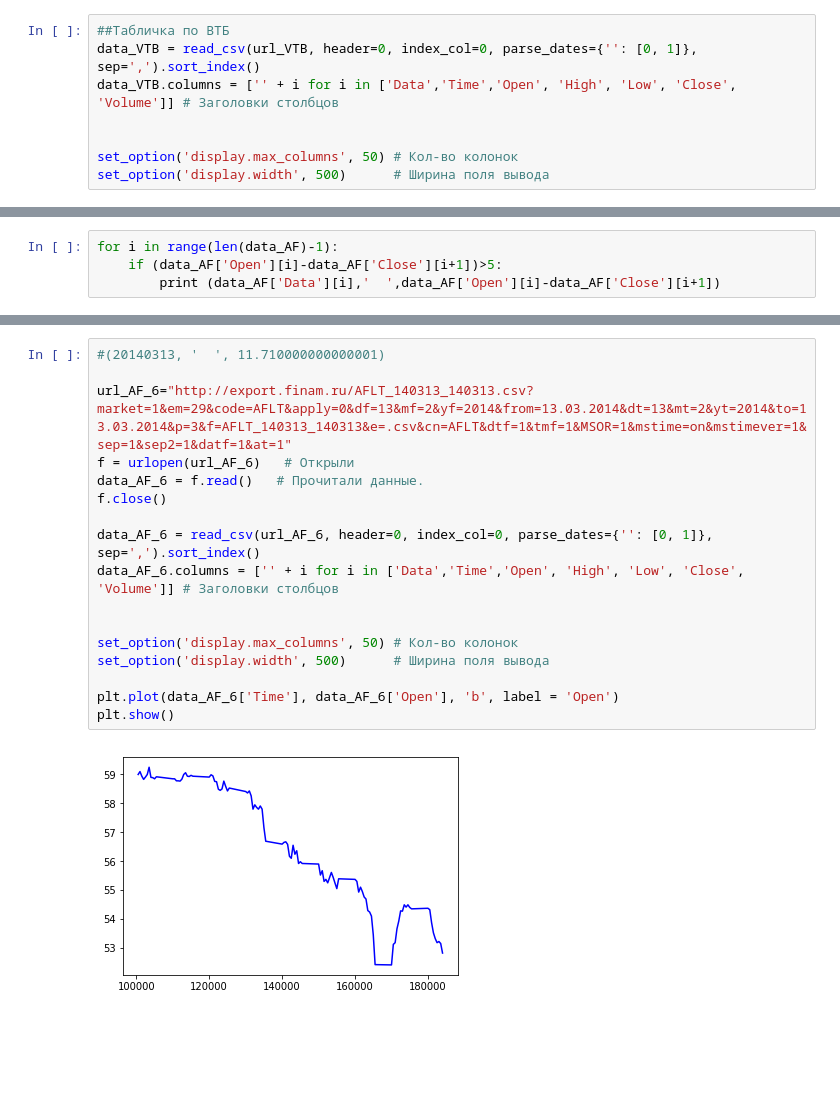
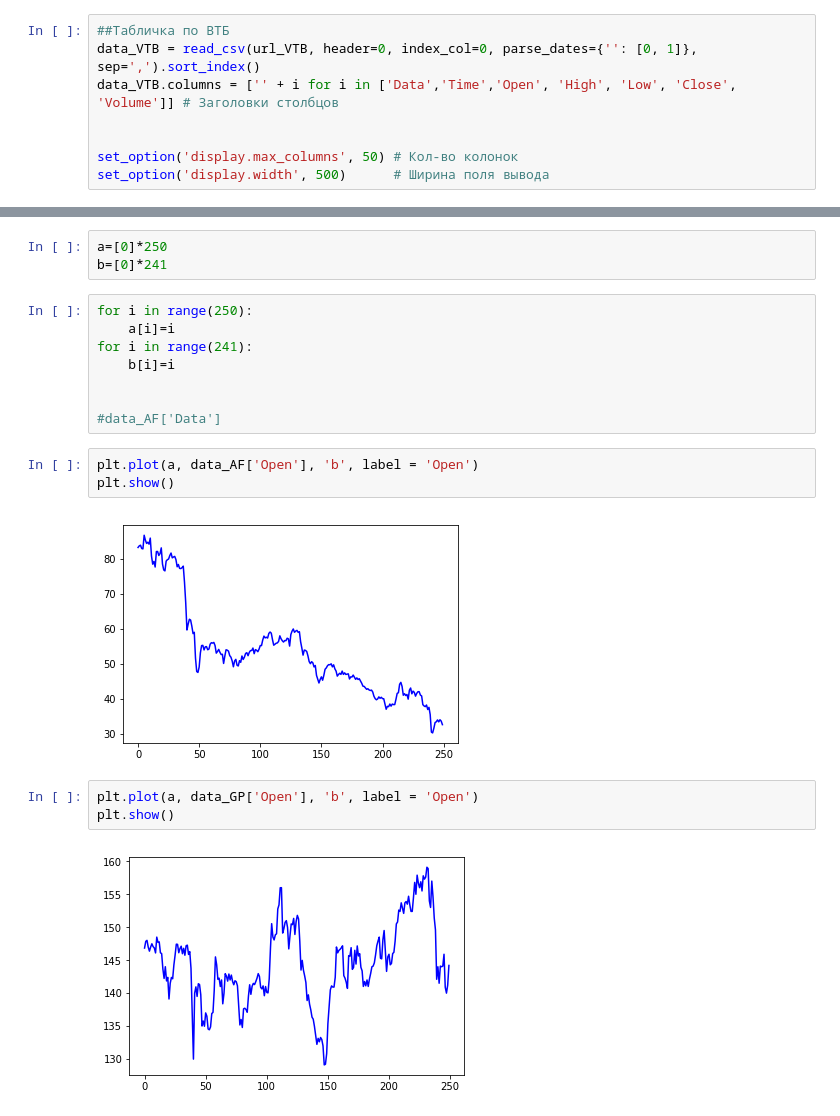
Before and after one commit to AdeleWolff/Subbotin_A_A, a Jupyter notebook: Kursach.ipynb, the cells around one changed output, grey strips where cells are left out. Drawn from its saved outputs; the diff is of its cells as text; blank space fills up the shorter version.

```diff
--- a/Kursach.ipynb
+++ b/Kursach.ipynb
@@ -351,4 +230,0 @@ Name: Open, Length: 250, dtype: float64>
-# %%
-for i in range(len(data_AF)-1):
-    if (data_AF['Open'][i]-data_AF['Close'][i+1])>5:
-        print (data_AF['Data'][i],'  ',data_AF['Open'][i]-data_AF['Close'][i+1])
@@ -479,19 +231,21 @@ plt.show()
-# %%
-#(20140313, '  ', 11.710000000000001)
-
-url_AF_6="http://export.finam.ru/AFLT_140313_140313.csv?market=1&em=29&code=AFLT&apply=0&df=13&mf=2&yf=2014&from=13.03.2014&dt=13&mt=2&yt=2014&to=13.03.2014&p=3&f=AFLT_140313_140313&e=.csv&cn=AFLT&dtf=1&tmf=1&MSOR=1&mstime=on&mstimever=1&sep=1&sep2=1&datf=1&at=1"
-f = urlopen(url_AF_6)   # Открыли
-data_AF_6 = f.read()   # Прочитали данные.
-f.close()
-
-data_AF_6 = read_csv(url_AF_6, header=0, index_col=0, parse_dates={'': [0, 1]}, sep=',').sort_index()
-data_AF_6.columns = ['' + i for i in ['Data','Time','Open', 'High', 'Low', 'Close', 'Volume']] # Заголовки столбцов
-
-
-set_option('display.max_columns', 50) # Кол-во колонок
-set_option('display.width', 500)      # Ширина поля вывода
-
-plt.plot(data_AF_6['Time'], data_AF_6['Open'], 'b', label = 'Open')
-plt.show()
-# %% [output]
-[figure, removed]
+# %%
+a=[0]*250
+b=[0]*241
+# %%
+for i in range(250):
+    a[i]=i
+for i in range(241):
+    b[i]=i
+
+
+#data_AF['Data']
+# %%
+plt.plot(a, data_AF['Open'], 'b', label = 'Open')
+plt.show()
+# %% [output]
+[figure, added]
+# %%
+plt.plot(a, data_GP['Open'], 'b', label = 'Open')
+plt.show()
+# %% [output]
+[figure, added]
```
Also changed, not shown: parts of 88 cells of this notebook.
